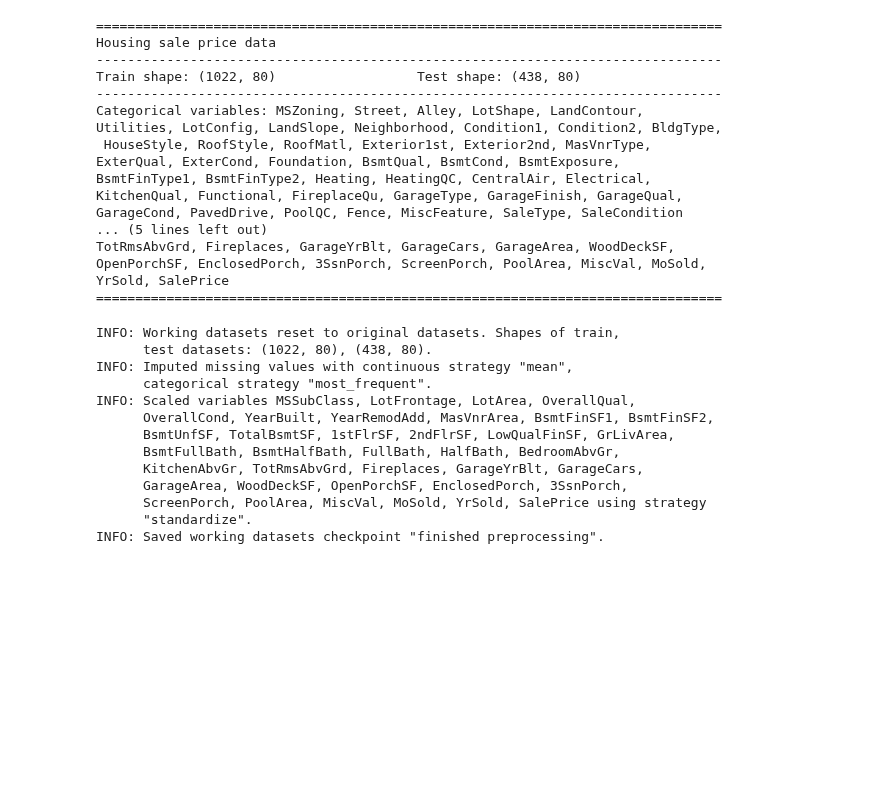
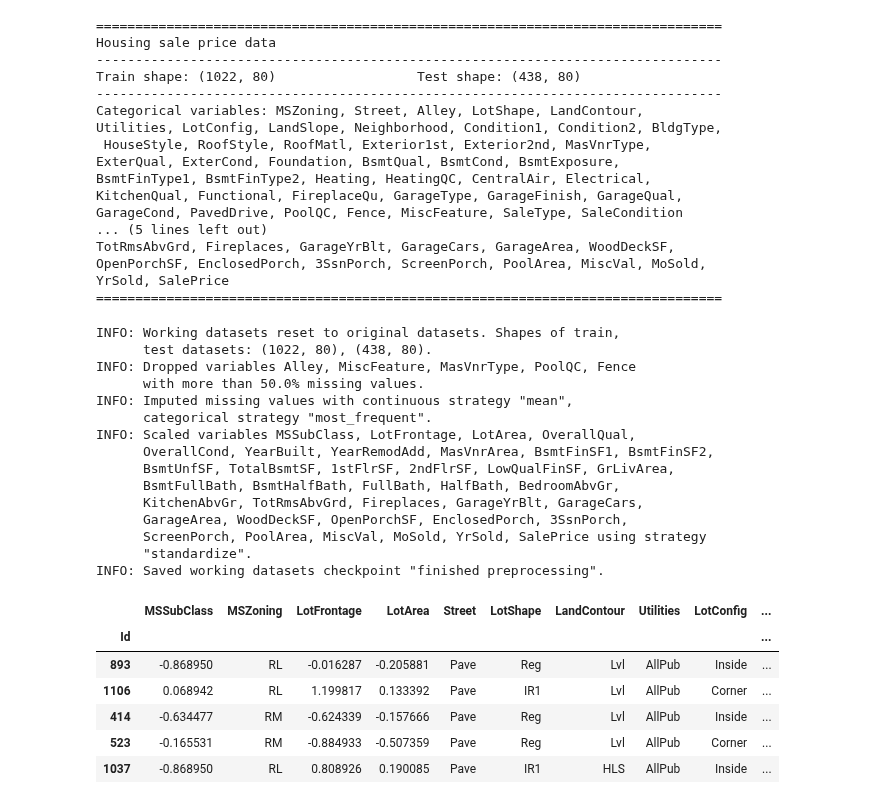
Before and after one commit to ajy25/TabularMagic, a Jupyter notebook: demo/test.ipynb, the cells around one changed output. Cells and saved outputs as stored; diff of their text form; code cells hidden in the pictures; blank space fills up the shorter version.

```diff
--- a/demo/test.ipynb
+++ b/demo/test.ipynb
@@ -51,27 +51,38 @@ YrSold, SalePrice
 ================================================================================
 # %%
 tm.datahandler().load_data_checkpoint()
-tm.datahandler().impute(
+tm.datahandler().drop_highly_missing_vars(
+    threshold=0.5
+).impute(
     continuous_strategy='mean',
     categorical_strategy='most_frequent'
 ).scale(
     strategy='standardize'
-)
-tm.datahandler().save_data_checkpoint('finished preprocessing')
+).save_data_checkpoint('finished preprocessing')
+tm.datahandler().head()
 # %% [output]
 INFO: Working datasets reset to original datasets. Shapes of train,
       test datasets: (1022, 80), (438, 80).
+INFO: Dropped variables Alley, MiscFeature, MasVnrType, PoolQC, Fence
+      with more than 50.0% missing values.
 INFO: Imputed missing values with continuous strategy "mean",
       categorical strategy "most_frequent".
 INFO: Scaled variables MSSubClass, LotFrontage, LotArea, OverallQual,
       OverallCond, YearBuilt, YearRemodAdd, MasVnrArea, BsmtFinSF1, BsmtFinSF2,
       BsmtUnfSF, TotalBsmtSF, 1stFlrSF, 2ndFlrSF, LowQualFinSF, GrLivArea,
       BsmtFullBath, BsmtHalfBath, FullBath, HalfBath, BedroomAbvGr,
       KitchenAbvGr, TotRmsAbvGrd, Fireplaces, GarageYrBlt, GarageCars,
       GarageArea, WoodDeckSF, OpenPorchSF, EnclosedPorch, 3SsnPorch,
       ScreenPorch, PoolArea, MiscVal, MoSold, YrSold, SalePrice using strategy
       "standardize".
 INFO: Saved working datasets checkpoint "finished preprocessing".
+|  | MSSubClass | MSZoning | LotFrontage | LotArea | Street | LotShape | LandContour | Utilities | LotConfig | ... |
+| Id |  |  |  |  |  |  |  |  |  | ... |
+| 893 | -0.868950 | RL | -0.016287 | -0.205881 | Pave | Reg | Lvl | AllPub | Inside | ... |
+| 1106 | 0.068942 | RL | 1.199817 | 0.133392 | Pave | IR1 | Lvl | AllPub | Corner | ... |
+| 414 | -0.634477 | RM | -0.624339 | -0.157666 | Pave | Reg | Lvl | AllPub | Inside | ... |
+| 523 | -0.165531 | RM | -0.884933 | -0.507359 | Pave | Reg | Lvl | AllPub | Corner | ... |
+| 1037 | -0.868950 | RL | 0.808926 | 0.190085 | Pave | IR1 | HLS | AllPub | Inside | ... |
 # %%
 tm.datahandler().load_data_checkpoint('finished preprocessing')
 tm.eda().continuous_summary_statistics()
```
Also changed, not shown: parts of 8 cells of this notebook, 6 other files.
